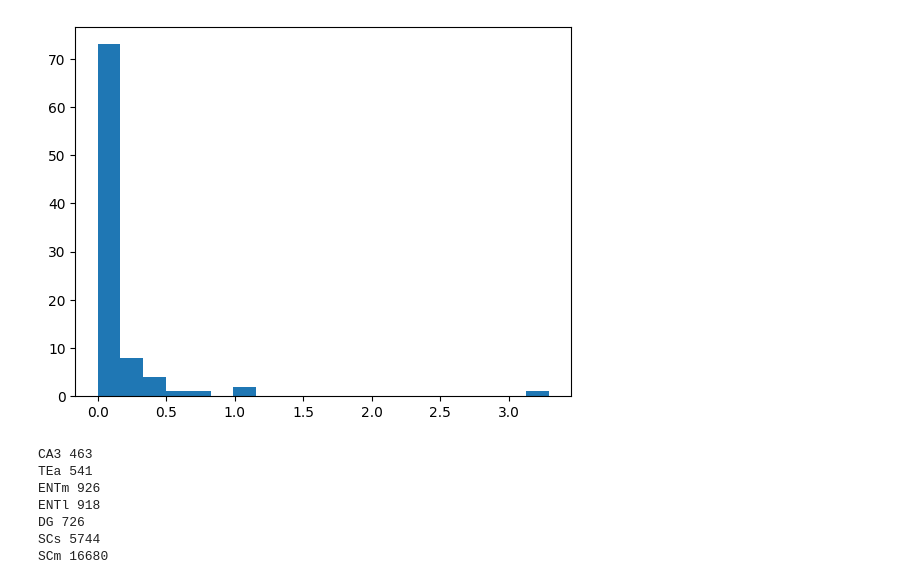
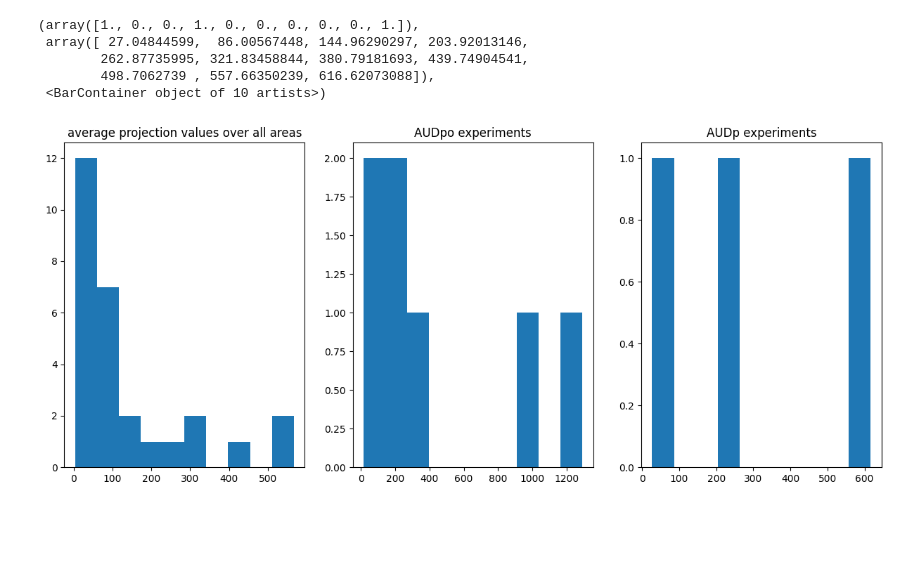
Before and after one commit to ikharitonov/allen-data-mining, a Jupyter notebook: connectivity/curation.ipynb, the cells around one changed output. Drawn from its saved outputs; the diff is of its cells as text; code cells hidden in the pictures; blank space fills up the shorter version.

```diff
--- a/connectivity/curation.ipynb
+++ b/connectivity/curation.ipynb
@@ -99,2 +77,2 @@ coordinates
 # %%
-data_arr = np.array(list(data_dict.values()))
+average_projection_values = np.array(list(centroids_dict.values()))[:,3]
@@ -121,5 +78,0 @@ array([4.32607678e-02, 9.99917943e-02, 1.89509241e-01, 1.12073012e-01,
-# %%
-plt.hist(data_arr[:,3],bins=20)
-plt.show()
-# %% [output]
-[figure, removed]
@@ -128,12 +78,0 @@ plt.show()
-# %%
-areas_to_check = ['CA3','TEa','ENTm','ENTl','DG','SCs','SCm']
-for area in areas_to_check:
-    print(area,RMAStructure(acronym=area).id)
-# %% [output]
-CA3 463
-TEa 541
-ENTm 926
-ENTl 918
-DG 726
-SCs 5744
-SCm 16680
@@ -141,0 +79,20 @@ SCm 16680
+# %%
+fig, axes = plt.subplots(1,3,figsize=(15,6))
+
+axes[0].set_title('average projection values over all areas')
+axes[0].hist(average_projection_values)
+
+axes[1].set_title('AUDpo experiments')
+vals = np.array(list(log['step_8_data_used_for_centroids_computation_zero_experiment_areas_removed'][0]['ipsilateral_xyz_coordinates'][1027].values()))[:,3]
+axes[1].hist(vals)
+
+axes[2].set_title('AUDp experiments')
+vals = np.array(list(log['step_8_data_used_for_centroids_computation_zero_experiment_areas_removed'][0]['ipsilateral_xyz_coordinates'][1002].values()))[:,3]
+axes[2].hist(vals)
+# %% [output]
+(array([1., 0., 0., 1., 0., 0., 0., 0., 0., 1.]),
+ array([ 27.04844599,  86.00567448, 144.96290297, 203.92013146,
+        262.87735995, 321.83458844, 380.79181693, 439.74904541,
+        498.7062739 , 557.66350239, 616.62073088]),
+ <BarContainer object of 10 artists>)
+[figure, added]
```
Also changed, not shown: parts of 22 cells of this notebook.
